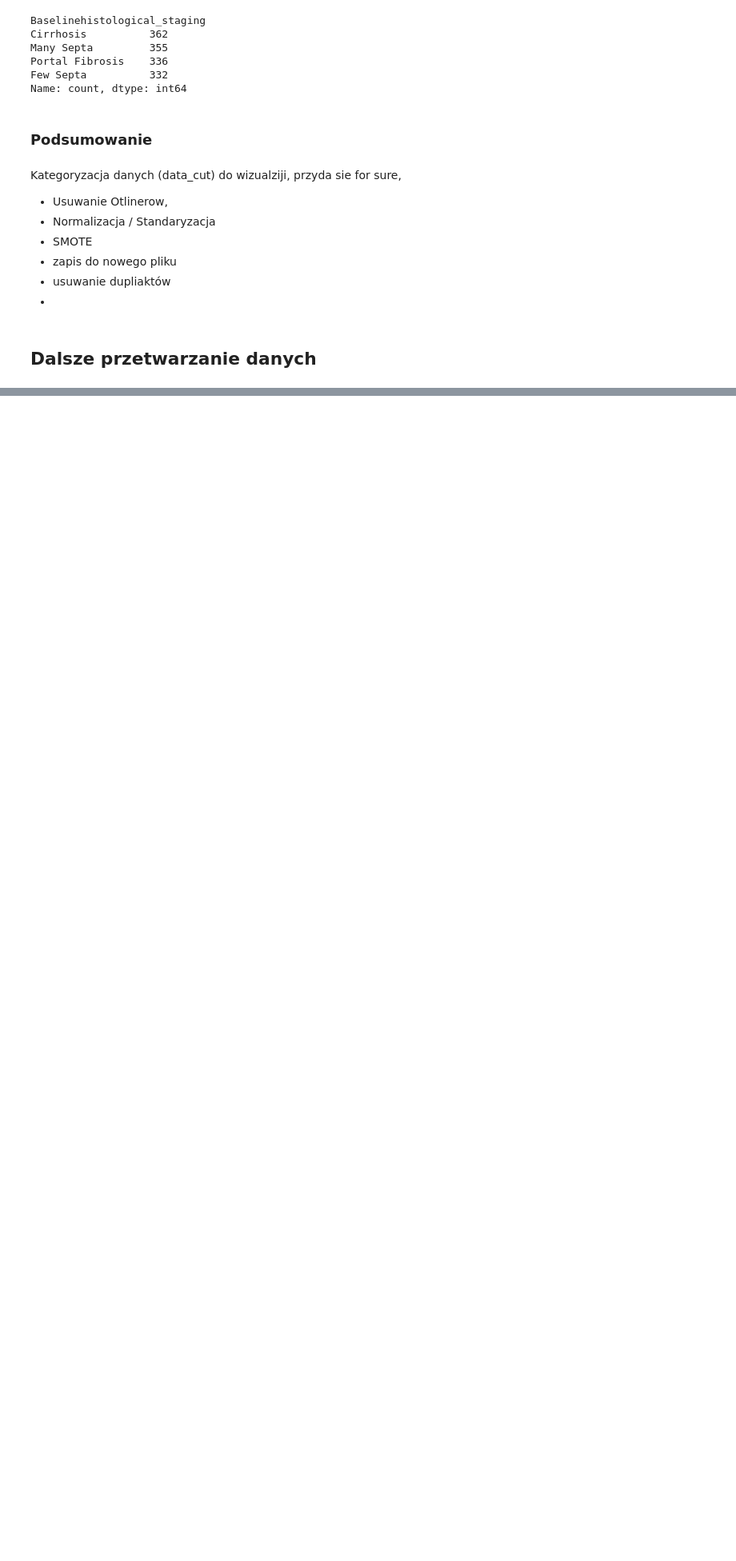
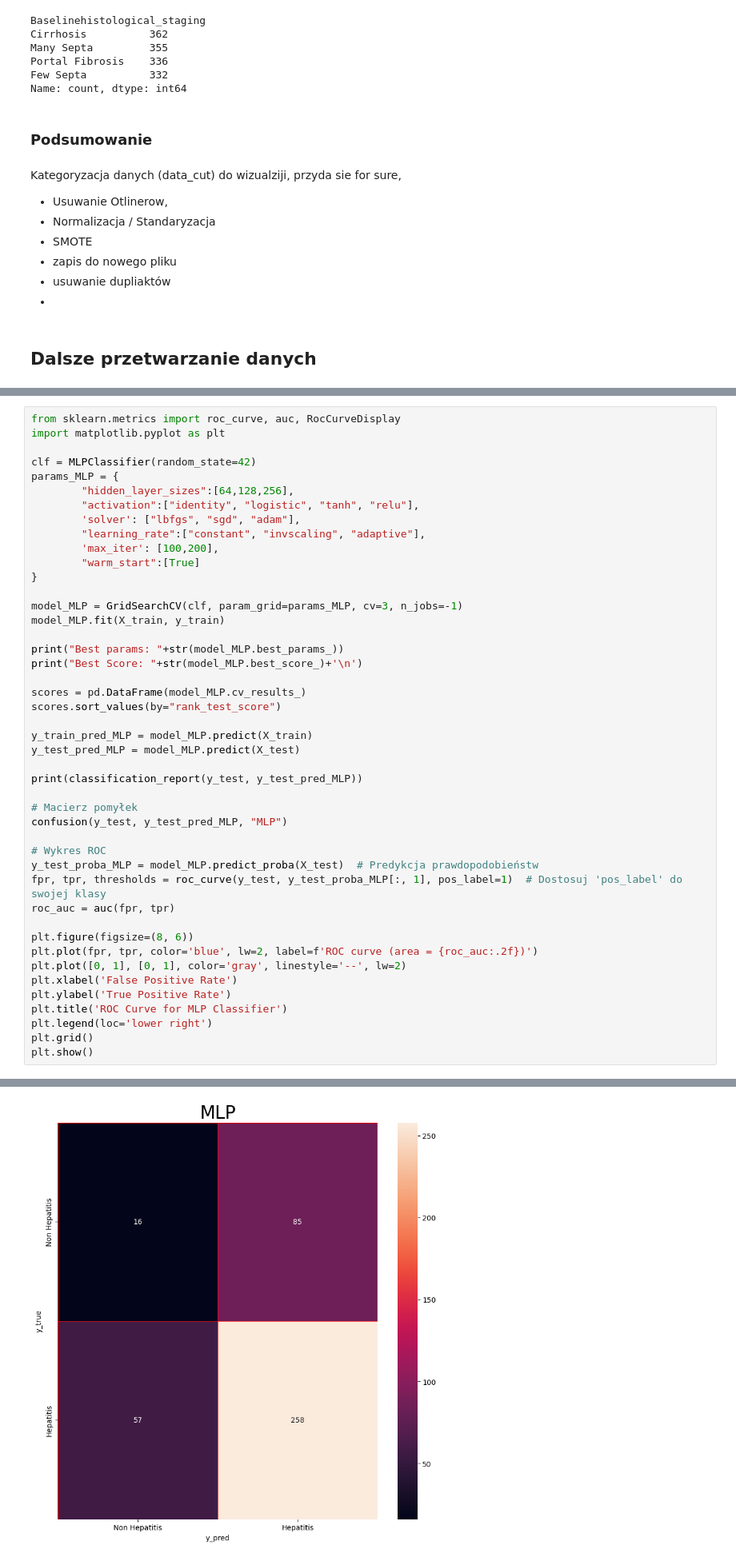
Before and after one commit to Meikelele/thesis, a Jupyter notebook: dev.ipynb, the cells around one changed output, grey strips where cells are left out. Shown at 80% size. Drawn from its saved outputs; the diff is of its cells as text; blank space fills up the shorter version.

```diff
--- a/dev.ipynb
+++ b/dev.ipynb
@@ -213,0 +493,46 @@ Kategoryzacja danych (data_cut) do wizualziji, przyda sie for sure,
+# %%
+from sklearn.metrics import roc_curve, auc, RocCurveDisplay
+import matplotlib.pyplot as plt
+
+clf = MLPClassifier(random_state=42)
+params_MLP = {
+        "hidden_layer_sizes":[64,128,256],
+        "activation":["identity", "logistic", "tanh", "relu"],
+        'solver': ["lbfgs", "sgd", "adam"],
+        "learning_rate":["constant", "invscaling", "adaptive"],
+        'max_iter': [100,200],
+        "warm_start":[True]
+}
+
+model_MLP = GridSearchCV(clf, param_grid=params_MLP, cv=3, n_jobs=-1)
+model_MLP.fit(X_train, y_train)
+
+print("Best params: "+str(model_MLP.best_params_))
+print("Best Score: "+str(model_MLP.best_score_)+'\n')
+
+scores = pd.DataFrame(model_MLP.cv_results_)
+scores.sort_values(by="rank_test_score")
+
+y_train_pred_MLP = model_MLP.predict(X_train)
+y_test_pred_MLP = model_MLP.predict(X_test)
+
+print(classification_report(y_test, y_test_pred_MLP))
+
+# Macierz pomyłek
+confusion(y_test, y_test_pred_MLP, "MLP")
+
+# Wykres ROC
+y_test_proba_MLP = model_MLP.predict_proba(X_test)  # Predykcja prawdopodobieństw
+fpr, tpr, thresholds = roc_curve(y_test, y_test_proba_MLP[:, 1], pos_label=1)  # Dostosuj 'pos_label' do swojej klasy
+roc_auc = auc(fpr, tpr)
+
+plt.figure(figsize=(8, 6))
+plt.plot(fpr, tpr, color='blue', lw=2, label=f'ROC curve (area = {roc_auc:.2f})')
+plt.plot([0, 1], [0, 1], color='gray', linestyle='--', lw=2)
+plt.xlabel('False Positive Rate')
+plt.ylabel('True Positive Rate')
+plt.title('ROC Curve for MLP Classifier')
+plt.legend(loc='lower right')
+plt.grid()
+plt.show()
+# %% [output]
@@ -213,0 +550 @@ Kategoryzacja danych (data_cut) do wizualziji, przyda sie for sure,
+[figure, added]
```
Also changed, not shown: parts of 31 cells of this notebook, 30 other files.
